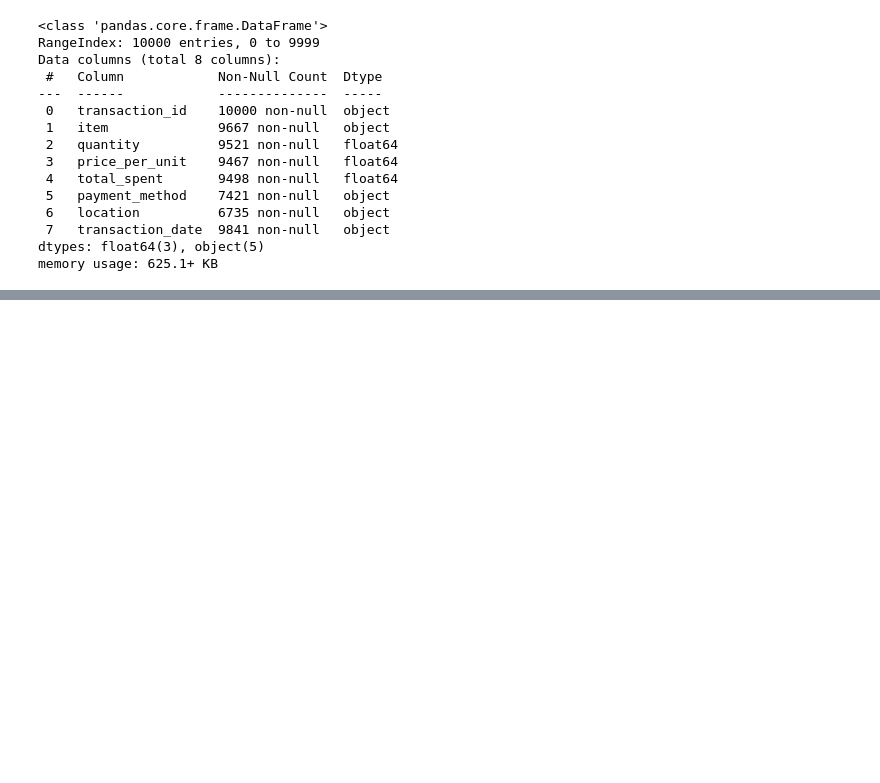
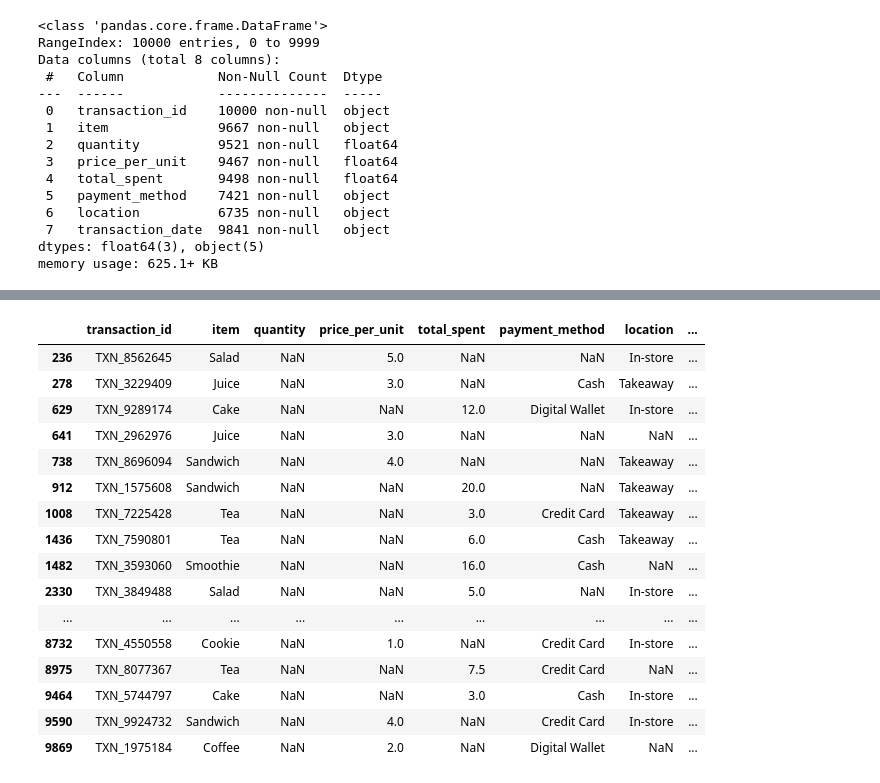
Before and after one commit to Kinosaur/data-cleaning-eda-portfolio, a Jupyter notebook: cafe_sales/Dot's work/dataCleaning.ipynb, the cells around one changed output, grey strips where cells are left out. Drawn from its saved outputs; the diff is of its cells as text; code cells hidden in the pictures; blank space fills up the shorter version.

```diff
--- a/cafe_sales/Dot's work/dataCleaning.ipynb
+++ b/cafe_sales/Dot's work/dataCleaning.ipynb
@@ -118,0 +173,12 @@ memory usage: 625.1+ KB
+# %%
+price_to_item = {
+    1.0: 'Cookie',
+    1.5: 'Tea',
+    2.0: 'Coffee',
+    3.0: 'Juice',
+    4.0: 'Smoothie',
+    5.0: 'Salad'
+}
+# %%
+df['item'] = df['item'].replace(['UNKNOWN', 'ERROR'], np.nan)
+df['item'] = df['item'].fillna(df['price_per_unit'].map(price_to_item))
@@ -118,0 +197,2 @@ memory usage: 625.1+ KB
+# %%
+df.dropna(subset=['item'], inplace = True)
@@ -118,0 +211,20 @@ memory usage: 625.1+ KB
+# %%
+df[df['quantity'].isnull()].head(40)
+# %% [output]
+|  | transaction_id | item | quantity | price_per_unit | total_spent | payment_method | location | ... |
+| 236 | TXN_8562645 | Salad | NaN | 5.0 | NaN | NaN | In-store | ... |
+| 278 | TXN_3229409 | Juice | NaN | 3.0 | NaN | Cash | Takeaway | ... |
+| 629 | TXN_9289174 | Cake | NaN | NaN | 12.0 | Digital Wallet | In-store | ... |
+| 641 | TXN_2962976 | Juice | NaN | 3.0 | NaN | NaN | NaN | ... |
+| 738 | TXN_8696094 | Sandwich | NaN | 4.0 | NaN | NaN | Takeaway | ... |
+| 912 | TXN_1575608 | Sandwich | NaN | NaN | 20.0 | NaN | Takeaway | ... |
+| 1008 | TXN_7225428 | Tea | NaN | NaN | 3.0 | Credit Card | Takeaway | ... |
+| 1436 | TXN_7590801 | Tea | NaN | NaN | 6.0 | Cash | Takeaway | ... |
+| 1482 | TXN_3593060 | Smoothie | NaN | NaN | 16.0 | Cash | NaN | ... |
+| 2330 | TXN_3849488 | Salad | NaN | NaN | 5.0 | NaN | In-store | ... |
+| ... | ... | ... | ... | ... | ... | ... | ... | ... |
+| 8732 | TXN_4550558 | Cookie | NaN | 1.0 | NaN | Credit Card | In-store | ... |
+| 8975 | TXN_8077367 | Tea | NaN | NaN | 7.5 | Credit Card | NaN | ... |
+| 9464 | TXN_5744797 | Cake | NaN | NaN | 3.0 | Cash | In-store | ... |
+| 9590 | TXN_9924732 | Sandwich | NaN | 4.0 | NaN | Credit Card | In-store | ... |
+| 9869 | TXN_1975184 | Coffee | NaN | 2.0 | NaN | Digital Wallet | NaN | ... |
```
Also changed, not shown: parts of 26 cells of this notebook.
